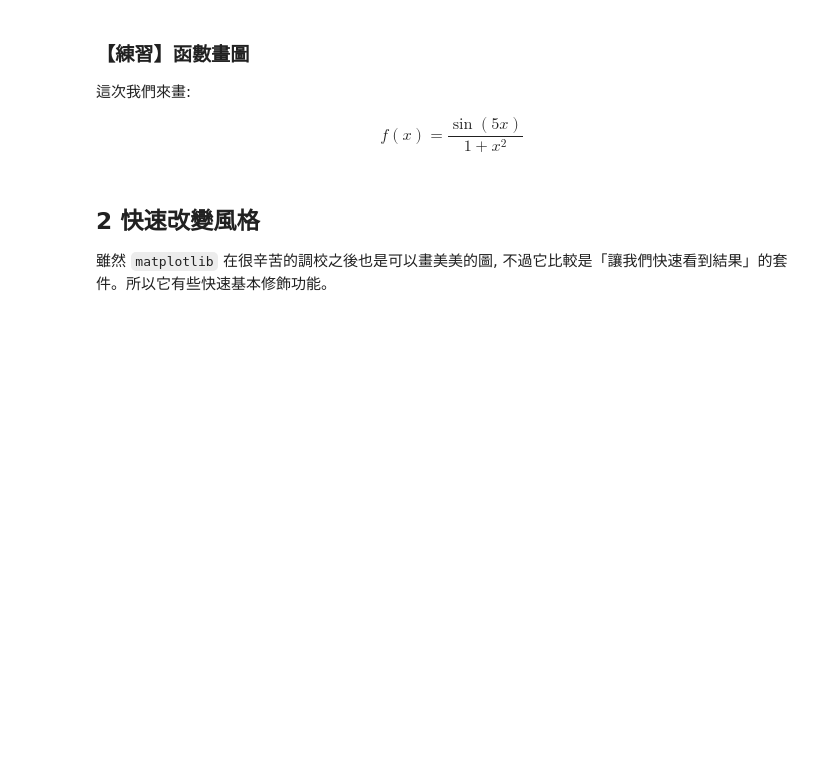
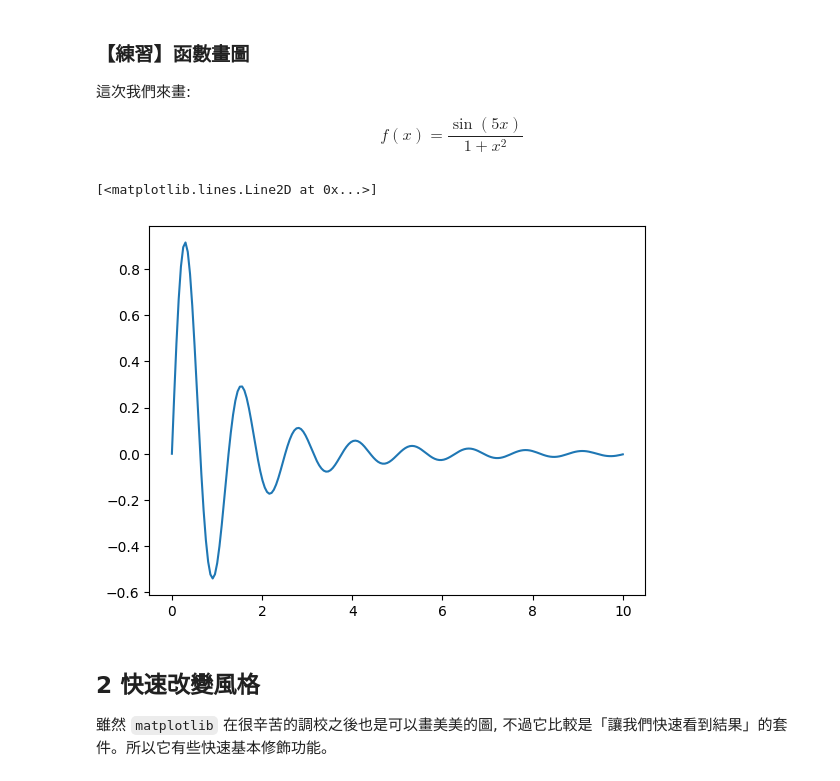
Before and after one commit to nelsonchchang/IMLP, a Jupyter notebook: Unit02/2.3.2_Matplotlib資料視覺化.ipynb, the cells around one changed output. Drawn from its saved outputs; the diff is of its cells as text; code cells hidden in the pictures; blank space fills up the shorter version.

Commit message:
matplot - 2

```diff
--- a/Unit02/2.3.2_Matplotlib資料視覺化.ipynb
+++ b/Unit02/2.3.2_Matplotlib資料視覺化.ipynb
@@ -48,6 +48,13 @@ plt.plot(x, y)
 這次我們來畫:
 
 $$f(x) = \frac{\sin(5x)}{1+x^2}$$
+# %%
+x = np.linspace(0, 10, 200)
+y = np.sin(x * 5) / (1 + np.square(x))
+plt.plot(x, y)
+# %% [output]
+[<matplotlib.lines.Line2D at 0x...>]
+[figure, added]
 # %% [markdown]
 ## 2 快速改變風格
 
```
Also changed, not shown: parts of 37 cells of this notebook.
